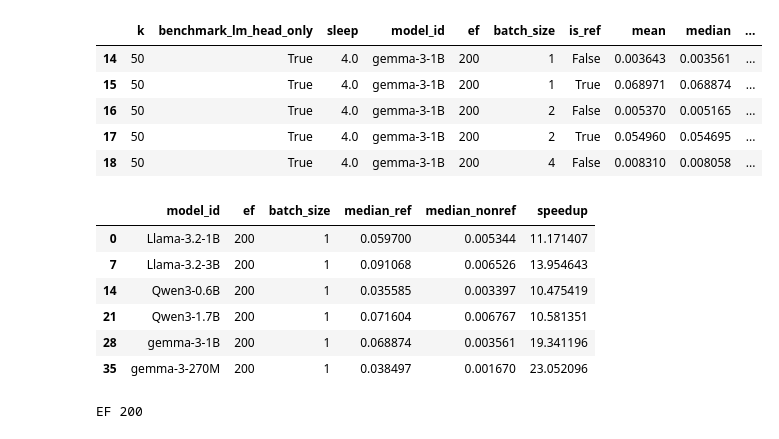
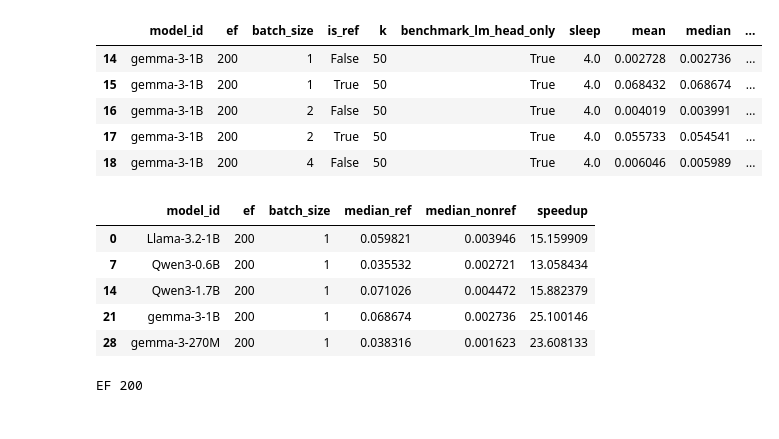
Before and after one commit to martinloretzzz/vector-index-embedding, a Jupyter notebook: benchmark/analyze.ipynb, the cells around one changed output. Drawn from its saved outputs; the diff is of its cells as text; code cells hidden in the pictures.

```diff
--- a/benchmark/analyze.ipynb
+++ b/benchmark/analyze.ipynb
@@ -17,23 +17,24 @@ def clean_model_ids(model_ids: pd.Series):
     return model_ids.str.split('/').str[-1].str.replace("Instruct", "it").str.replace("b", "B").str.replace("270m", "270M").str.replace("-it", "")
 # %%
 paths = [
-    './multirun/full-head-final'
+    './multirun/head-final',
 ]
 df = load_data(paths)
 df = df.round(6)
 df = df.drop(columns=['times', 'autorange_min_run_time'])
 df = df.sort_values(by=['model_id'], ascending=True, key=lambda col: col.str.lower())
-model_order = ['gemma-3-270M', 'gemma-3-1B', 'Qwen3-0.6B', 'Qwen3-1.7B', 'Llama-3.2-1B', 'Llama-3.2-3B']
+model_order = ['gemma-3-270M', 'gemma-3-1B', 'Llama-3.2-1B', 'Llama-3.2-3B', 'Qwen3-0.6B', 'Qwen3-1.7B']
 
 df["model_id"] = clean_model_ids(df["model_id"])
+df = df[~(df['model_id'] == 'Llama-3.2-3B')]
 df.head()
 # %% [output]
-|  | k | benchmark_lm_head_only | sleep | model_id | ef | batch_size | is_ref | mean | median | ... |
-| 14 | 50 | True | 4.0 | gemma-3-1B | 200 | 1 | False | 0.003643 | 0.003561 | ... |
-| 15 | 50 | True | 4.0 | gemma-3-1B | 200 | 1 | True | 0.068971 | 0.068874 | ... |
-| 16 | 50 | True | 4.0 | gemma-3-1B | 200 | 2 | False | 0.005370 | 0.005165 | ... |
-| 17 | 50 | True | 4.0 | gemma-3-1B | 200 | 2 | True | 0.054960 | 0.054695 | ... |
-| 18 | 50 | True | 4.0 | gemma-3-1B | 200 | 4 | False | 0.008310 | 0.008058 | ... |
+|  | model_id | ef | batch_size | is_ref | k | benchmark_lm_head_only | sleep | mean | median | ... |
+| 14 | gemma-3-1B | 200 | 1 | False | 50 | True | 4.0 | 0.002728 | 0.002736 | ... |
+| 15 | gemma-3-1B | 200 | 1 | True | 50 | True | 4.0 | 0.068432 | 0.068674 | ... |
+| 16 | gemma-3-1B | 200 | 2 | False | 50 | True | 4.0 | 0.004019 | 0.003991 | ... |
+| 17 | gemma-3-1B | 200 | 2 | True | 50 | True | 4.0 | 0.055733 | 0.054541 | ... |
+| 18 | gemma-3-1B | 200 | 4 | False | 50 | True | 4.0 | 0.006046 | 0.005989 | ... |
 # %%
 def compare_runs(df, index_cols):
     df = df.groupby([*index_cols, 'is_ref']).first().reset_index()
@@ -52,12 +53,11 @@ dfs = compare_runs(df, index_cols=['model_id', 'ef', 'batch_size'])
 dfs[dfs["batch_size"] == 1]
 # %% [output]
 |  | model_id | ef | batch_size | median_ref | median_nonref | speedup |
-| 0 | Llama-3.2-1B | 200 | 1 | 0.059700 | 0.005344 | 11.171407 |
-| 7 | Llama-3.2-3B | 200 | 1 | 0.091068 | 0.006526 | 13.954643 |
-| 14 | Qwen3-0.6B | 200 | 1 | 0.035585 | 0.003397 | 10.475419 |
-| 21 | Qwen3-1.7B | 200 | 1 | 0.071604 | 0.006767 | 10.581351 |
-| 28 | gemma-3-1B | 200 | 1 | 0.068874 | 0.003561 | 19.341196 |
-| 35 | gemma-3-270M | 200 | 1 | 0.038497 | 0.001670 | 23.052096 |
+| 0 | Llama-3.2-1B | 200 | 1 | 0.059821 | 0.003946 | 15.159909 |
+| 7 | Qwen3-0.6B | 200 | 1 | 0.035532 | 0.002721 | 13.058434 |
+| 14 | Qwen3-1.7B | 200 | 1 | 0.071026 | 0.004472 | 15.882379 |
+| 21 | gemma-3-1B | 200 | 1 | 0.068674 | 0.002736 | 25.100146 |
+| 28 | gemma-3-270M | 200 | 1 | 0.038316 | 0.001623 | 23.608133 |
 # %%
 paper_style_dict = {
     'layout.plot_bgcolor': 'rgba(0, 0, 0, 0)',
```
Also changed, not shown: parts of 5 cells of this notebook, 2 other files.
